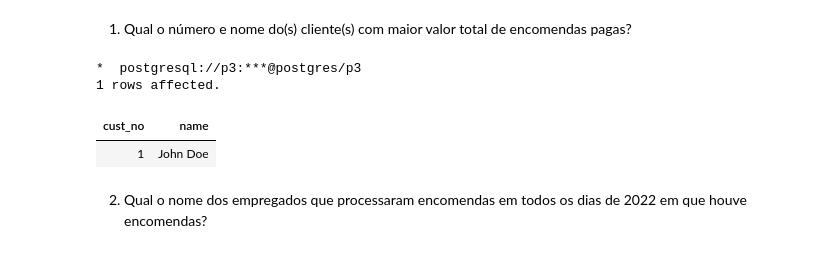
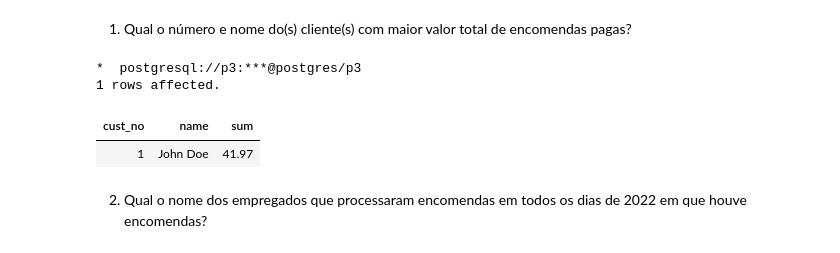
Before and after one commit to joaodrmacas/Postgres-DB, a Jupyter notebook: Entrega3.ipynb, the cells around one changed output. Saved outputs shown, nothing was run; the diff lists cells and outputs as text; code cells hidden in the pictures.

```diff
--- a/Entrega3.ipynb
+++ b/Entrega3.ipynb
@@ -430,22 +432,26 @@ Apresente a consulta SQL mais sucinta para cada uma das seguintes questões
 # %%
 
 %%sql
 
 SELECT c.cust_no, c.name
 FROM customer c
     JOIN pay USING (cust_no)
+    JOIN contains USING (order_no)
+    JOIN product USING(sku)
 GROUP BY c.cust_no
-HAVING Count(*)>=ALL(
-    SELECT Count(*)
+HAVING SUM(price*qty)>=ALL(
+    SELECT SUM(p1.price*co1.qty)
     FROM customer c1
         JOIN pay USING (cust_no)
+        JOIN contains co1 USING (order_no)
+        JOIN product p1 USING (sku)
     GROUP BY c1.cust_no
 );
 # %% [output]
 *  postgresql://p3:***@postgres/p3
 1 rows affected.
-| cust_no | name |
-| 1 | John Doe |
+| cust_no | name | sum |
+| 1 | John Doe | 41.97 |
 # %% [markdown]
 2. Qual o nome dos empregados que processaram encomendas em todos os dias de 2022 em que houve encomendas?
 # %%
```
Also changed, not shown: parts of 3 cells of this notebook.
